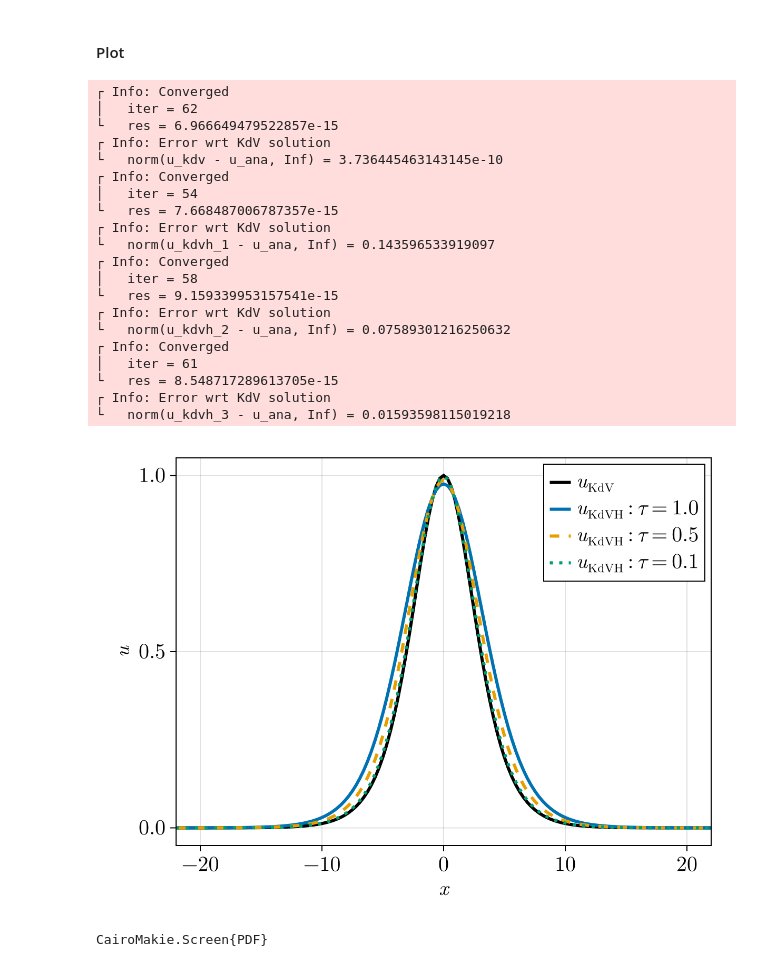
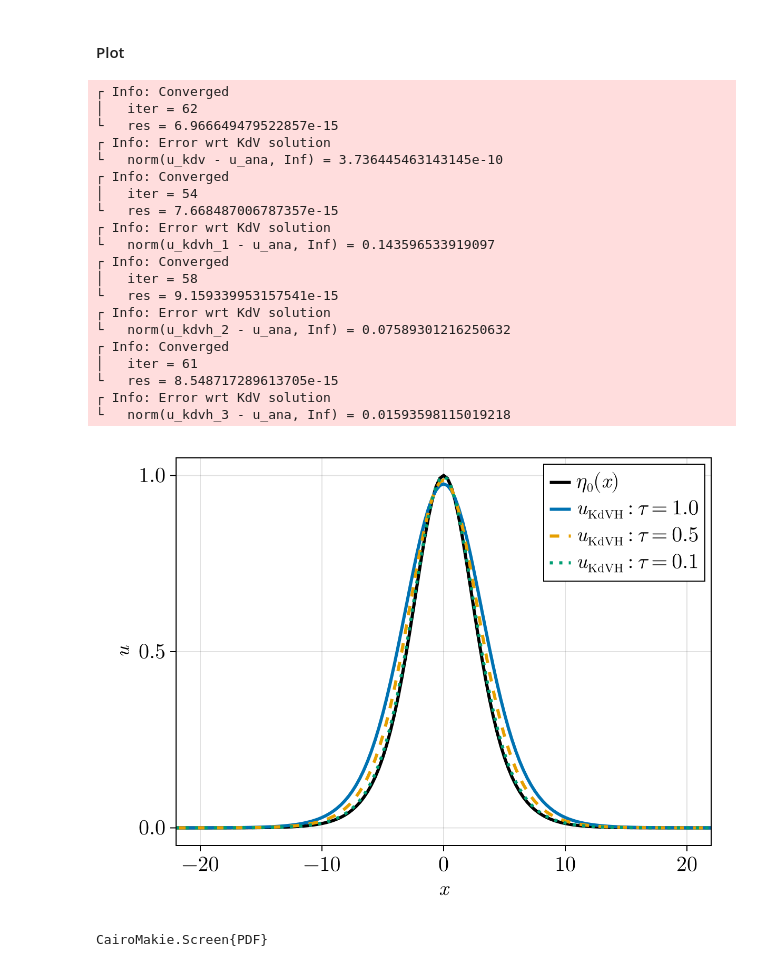
Before and after one commit to abhibsws/2024_kdvh_RR, a Jupyter notebook: figures_manuscript.ipynb, the cells around one changed output. Cells and saved outputs as stored; diff of their text form; code cells hidden in the pictures.

Commit message:
update figures

```diff
--- a/figures_manuscript.ipynb
+++ b/figures_manuscript.ipynb
@@ -194,35 +194,35 @@ x, u_kdvh_3 = petviashvili_kdvh(; xmin = - 40.0, xmax = 40.0, λ = λ3, c = c, N
 xL = -7*π; xR = 7*π
 fig_sol_wave = Figure()
 ax = Axis(fig_sol_wave[1, 1]; xlabel = L"x", ylabel = L"u")
-lines!(ax, x, u_ana; label = L"u_\mathrm{KdV}", color = :black)
+lines!(ax, x, u_ana; label = L"\eta_0(x)", color = :black)
 lines!(ax, x, u_kdvh_1; label = L"u_\mathrm{KdVH}: \tau = %$(τ1)")
 lines!(ax, x, u_kdvh_2; label = L"u_\mathrm{KdVH}: \tau = %$(τ2)")
 lines!(ax, x, u_kdvh_3; label = L"u_\mathrm{KdVH}: \tau = %$(τ3)")
 axislegend(ax, position = :rt)
 xlims!(ax, xL, xR)
 fig_sol_wave
 # %% [output]
 ┌ Info: Converged
 │   iter = 62
 └   res = 6.966649479522857e-15
 ┌ Info: Error wrt KdV solution
 └   norm(u_kdv - u_ana, Inf) = 3.736445463143145e-10
 ┌ Info: Converged
 │   iter = 54
 └   res = 7.668487006787357e-15
 ┌ Info: Error wrt KdV solution
 └   norm(u_kdvh_1 - u_ana, Inf) = 0.143596533919097
 ┌ Info: Converged
 │   iter = 58
 └   res = 9.159339953157541e-15
 ┌ Info: Error wrt KdV solution
 └   norm(u_kdvh_2 - u_ana, Inf) = 0.07589301216250632
 ┌ Info: Converged
 │   iter = 61
 └   res = 8.548717289613705e-15
 ┌ Info: Error wrt KdV solution
 └   norm(u_kdvh_3 - u_ana, Inf) = 0.01593598115019218
-[figure, old version]
+[figure, new version]
 # %%
 save(joinpath(save_path_1, "solitary_wave_kdv_kdvh.pdf"), fig_sol_wave)
 # %% [output]
```
Also changed, not shown: parts of 1 cell of this notebook, 1 other file.
